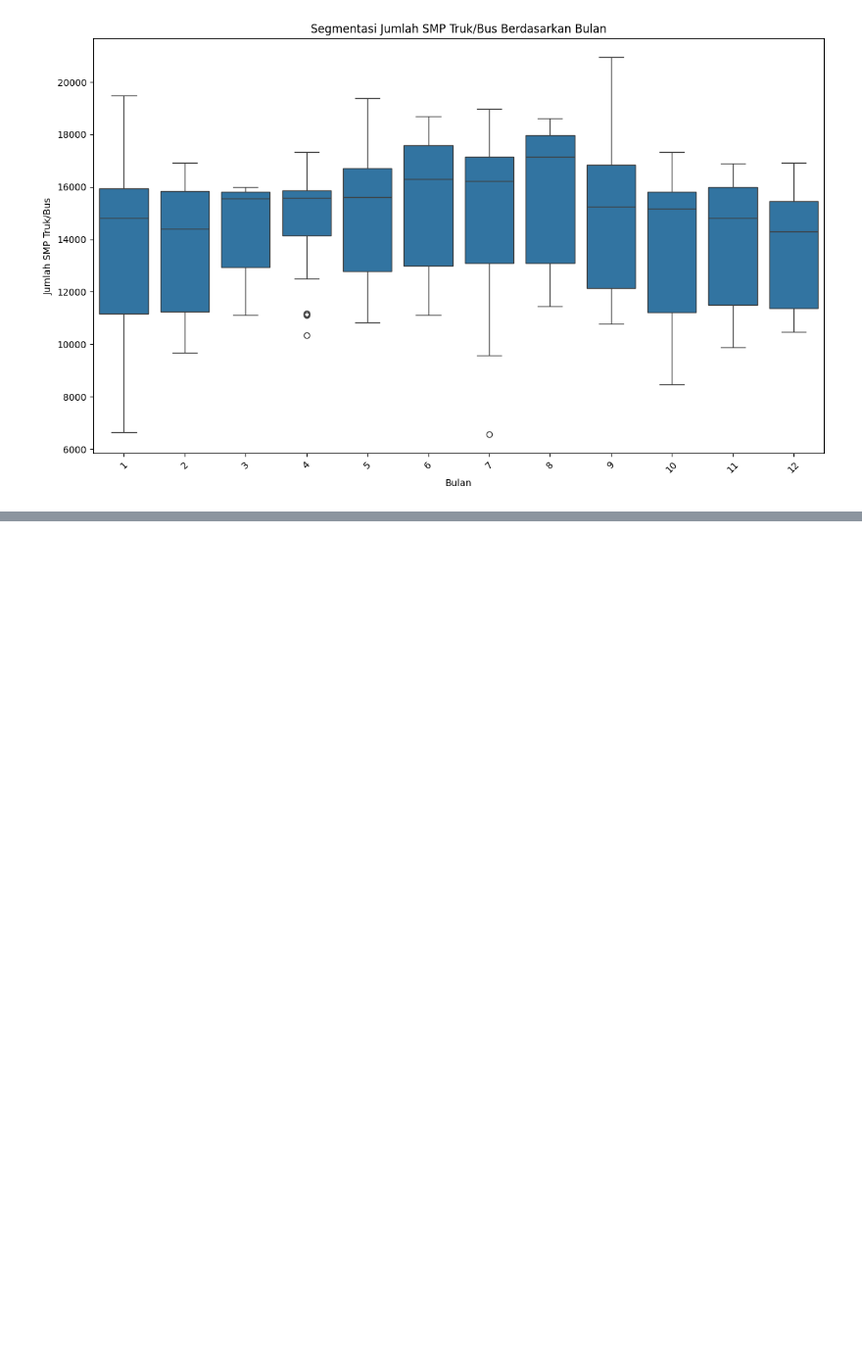
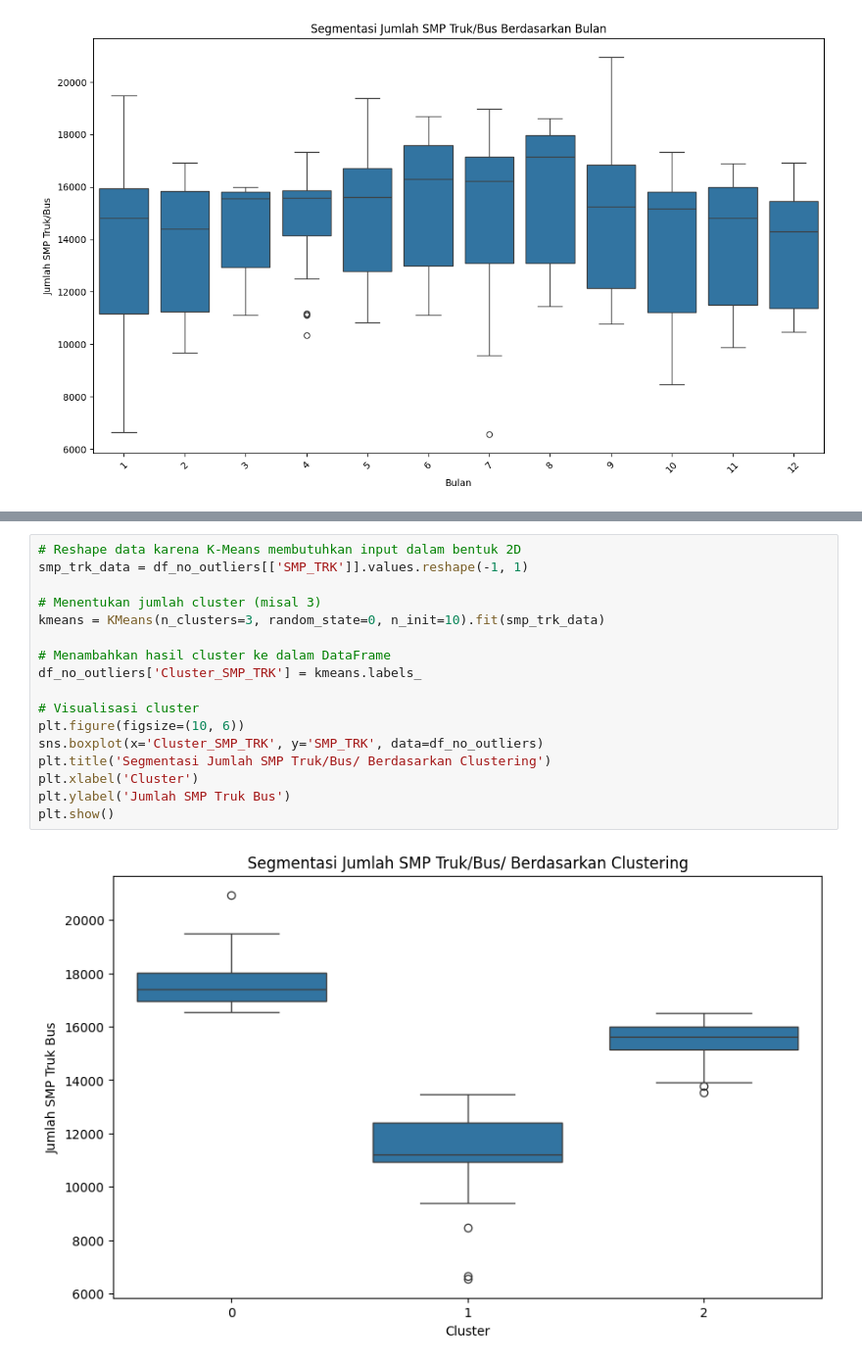
Before and after one commit to Onestringlab/LHRT_Balai, a Jupyter notebook: Kode/9_Analitik_Losarang_2022.ipynb, the cells around one changed output, grey strips where cells are left out. Shown at 98% size. Cells and saved outputs as stored; diff of their text form; blank space fills up the shorter version.

```diff
--- a/Kode/9_Analitik_Losarang_2022.ipynb
+++ b/Kode/9_Analitik_Losarang_2022.ipynb
@@ -404,0 +447,19 @@ plt.show()
+# %%
+# Reshape data karena K-Means membutuhkan input dalam bentuk 2D
+smp_trk_data = df_no_outliers[['SMP_TRK']].values.reshape(-1, 1)
+
+# Menentukan jumlah cluster (misal 3)
+kmeans = KMeans(n_clusters=3, random_state=0, n_init=10).fit(smp_trk_data)
+
+# Menambahkan hasil cluster ke dalam DataFrame
+df_no_outliers['Cluster_SMP_TRK'] = kmeans.labels_
+
+# Visualisasi cluster
+plt.figure(figsize=(10, 6))
+sns.boxplot(x='Cluster_SMP_TRK', y='SMP_TRK', data=df_no_outliers)
+plt.title('Segmentasi Jumlah SMP Truk/Bus/ Berdasarkan Clustering')
+plt.xlabel('Cluster')
+plt.ylabel('Jumlah SMP Truk Bus')
+plt.show()
+# %% [output]
+[figure, added]
```
Also changed, not shown: parts of 6 cells of this notebook.
